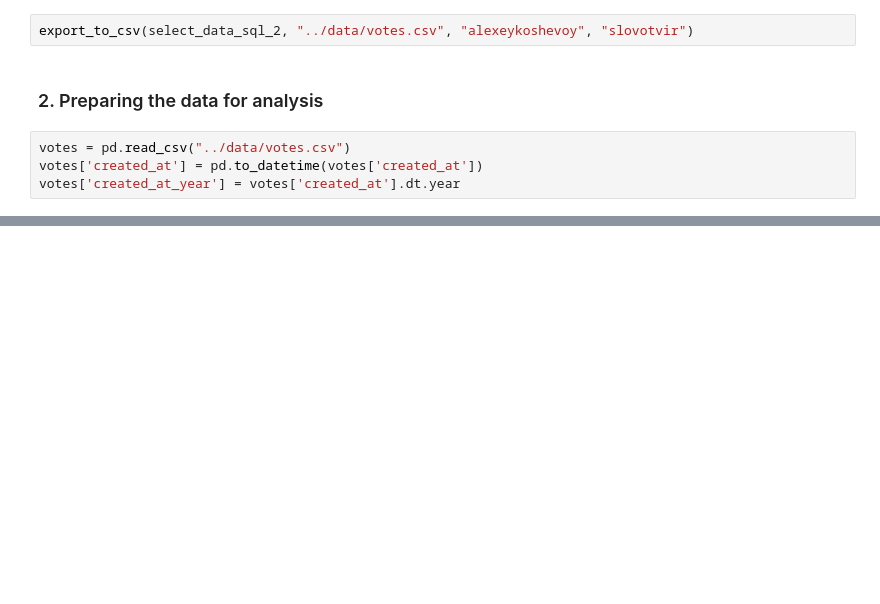
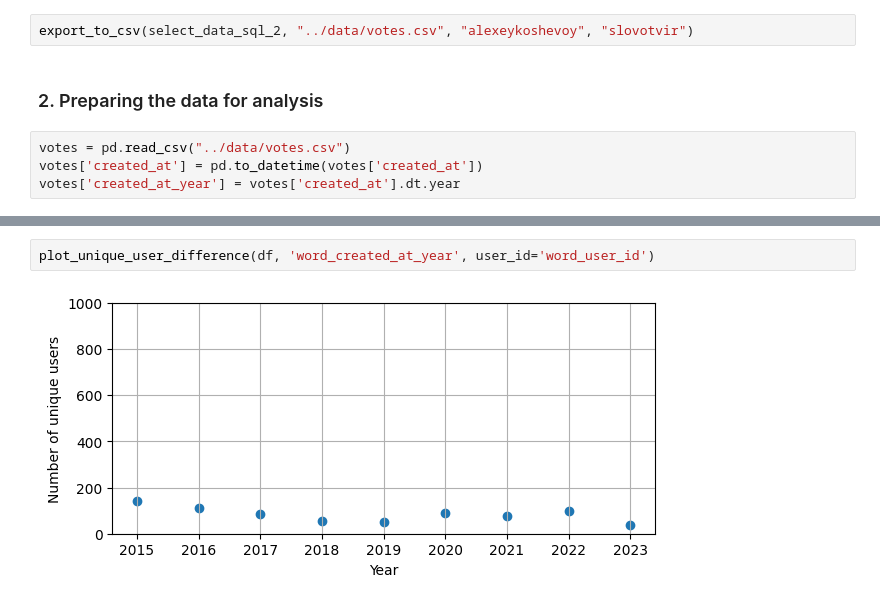
Before and after one commit to alexeykosh/2023-slovotvir-reuse-analysis, a Jupyter notebook: notebooks/data-sql.ipynb, the cells around one changed output, grey strips where cells are left out. Drawn from its saved outputs; the diff is of its cells as text; blank space fills up the shorter version.

```diff
--- a/notebooks/data-sql.ipynb
+++ b/notebooks/data-sql.ipynb
@@ -67,2 +106,6 @@ df['translation_created_at_year'] = df['translation_created_at'].dt.year
+# %%
+plot_unique_user_difference(df, 'word_created_at_year', user_id='word_user_id')
+# %% [output]
+[figure, added]
 # %%
 # plot translations per year and likes per year on the same plot as two subplots organized in 2 rows and 1 column
```
Also changed, not shown: parts of 24 cells of this notebook, 1 other file.
